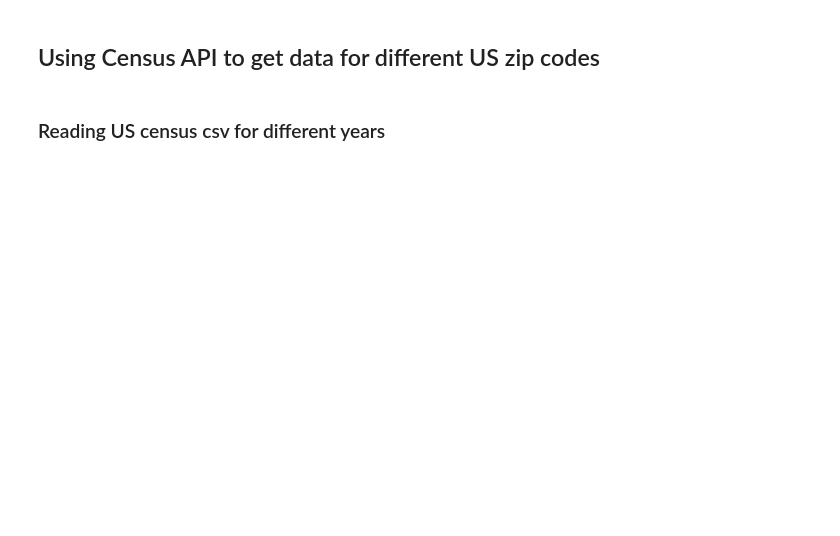
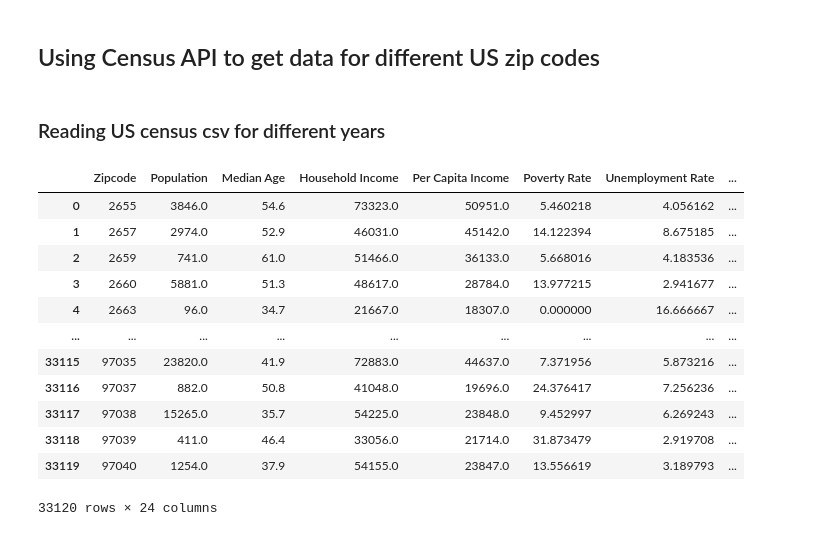
Before and after one commit to pandeysudip/housing-price, a Jupyter notebook: census_data.ipynb, the cells around one changed output. Cells and saved outputs as stored; diff of their text form; code cells hidden in the pictures; blank space fills up the shorter version.

Commit message:
combining census dataframe

```diff
--- a/census_data.ipynb
+++ b/census_data.ipynb
@@ -161,3 +161,19 @@ census_2017=pd.read_csv(path_2012)
 #reading 2019 census data
 path_2019=os.path.join('output_census', 'census_data_2019.csv')
 census_2019=pd.read_csv(path_2012)
+# %%
+census_2012
+# %% [output]
+|  | Zipcode | Population | Median Age | Household Income | Per Capita Income | Poverty Rate | Unemployment Rate | ... |
+| 0 | 2655 | 3846.0 | 54.6 | 73323.0 | 50951.0 | 5.460218 | 4.056162 | ... |
+| 1 | 2657 | 2974.0 | 52.9 | 46031.0 | 45142.0 | 14.122394 | 8.675185 | ... |
+| 2 | 2659 | 741.0 | 61.0 | 51466.0 | 36133.0 | 5.668016 | 4.183536 | ... |
+| 3 | 2660 | 5881.0 | 51.3 | 48617.0 | 28784.0 | 13.977215 | 2.941677 | ... |
+| 4 | 2663 | 96.0 | 34.7 | 21667.0 | 18307.0 | 0.000000 | 16.666667 | ... |
+| ... | ... | ... | ... | ... | ... | ... | ... | ... |
+| 33115 | 97035 | 23820.0 | 41.9 | 72883.0 | 44637.0 | 7.371956 | 5.873216 | ... |
+| 33116 | 97037 | 882.0 | 50.8 | 41048.0 | 19696.0 | 24.376417 | 7.256236 | ... |
+| 33117 | 97038 | 15265.0 | 35.7 | 54225.0 | 23848.0 | 9.452997 | 6.269243 | ... |
+| 33118 | 97039 | 411.0 | 46.4 | 33056.0 | 21714.0 | 31.873479 | 2.919708 | ... |
+| 33119 | 97040 | 1254.0 | 37.9 | 54155.0 | 23847.0 | 13.556619 | 3.189793 | ... |
+33120 rows × 24 columns
```
Also changed, not shown: parts of 3 cells of this notebook, 1 other file.
